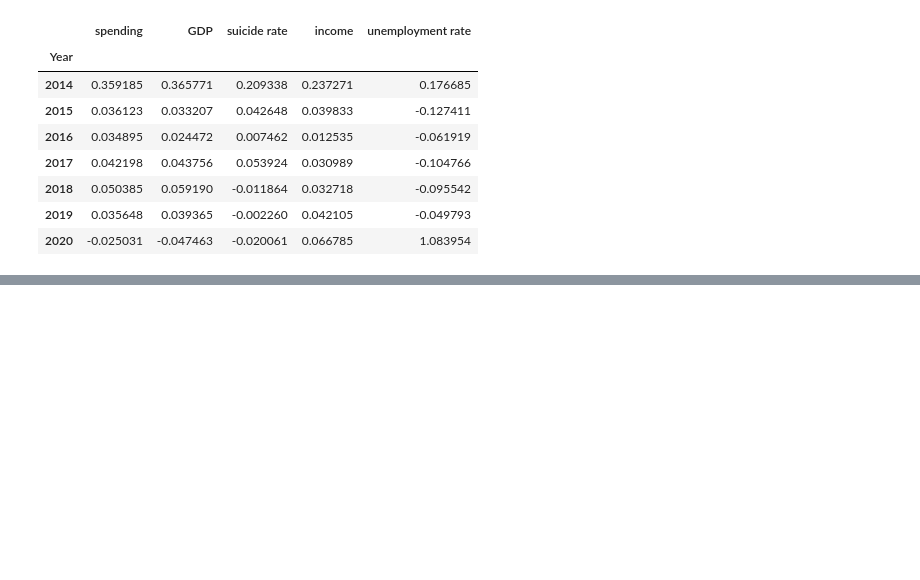
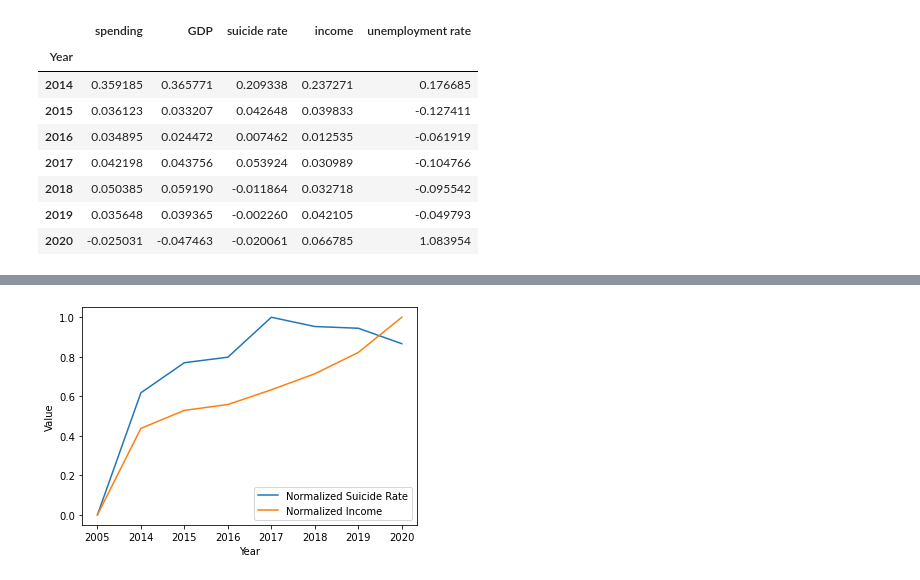
Before and after one commit to MajdAlali99/Data-Wrangling-Project, a Jupyter notebook: Gilbert/EconomicalFactors-SuicideRate-Analysis.ipynb, the cells around one changed output, grey strips where cells are left out. Cells and saved outputs as stored; diff of their text form; code cells hidden in the pictures; blank space fills up the shorter version.

```diff
--- a/Gilbert/EconomicalFactors-SuicideRate-Analysis.ipynb
+++ b/Gilbert/EconomicalFactors-SuicideRate-Analysis.ipynb
@@ -399,0 +415,22 @@ df2_by_year_change.plot()
+# %%
+grouped_data = concatenated_df.groupby('Year').mean()
+# %%
+# Normalize the data using min-max normalization
+grouped_data['suicide rate'] = (grouped_data['suicide rate'] - \
+                                grouped_data['suicide rate'].min()) / (grouped_data['suicide rate'].max() -\
+                                                                      grouped_data['suicide rate'].min())
+grouped_data['income'] = (grouped_data['income'] - \
+                          grouped_data['income'].min()) / (grouped_data['income'].max() -\
+                                                           grouped_data['income'].min())
+
+# Plot the normalized suicide rate and income columns over time
+plt.plot(grouped_data.index, grouped_data['suicide rate'], label='Normalized Suicide Rate')
+plt.plot(grouped_data.index, grouped_data['income'], label='Normalized Income')
+
+plt.xlabel('Year')
+plt.ylabel('Value')
+plt.legend()
+
+plt.show()
+# %% [output]
+[figure, added]
```
Also changed, not shown: parts of 7 cells of this notebook.
